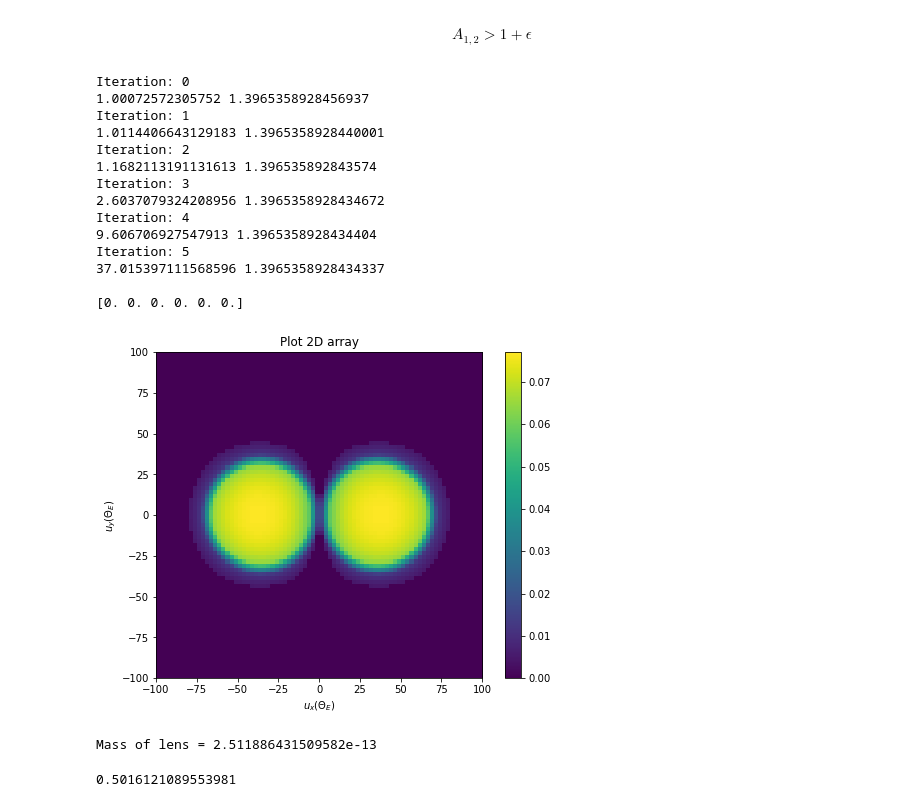
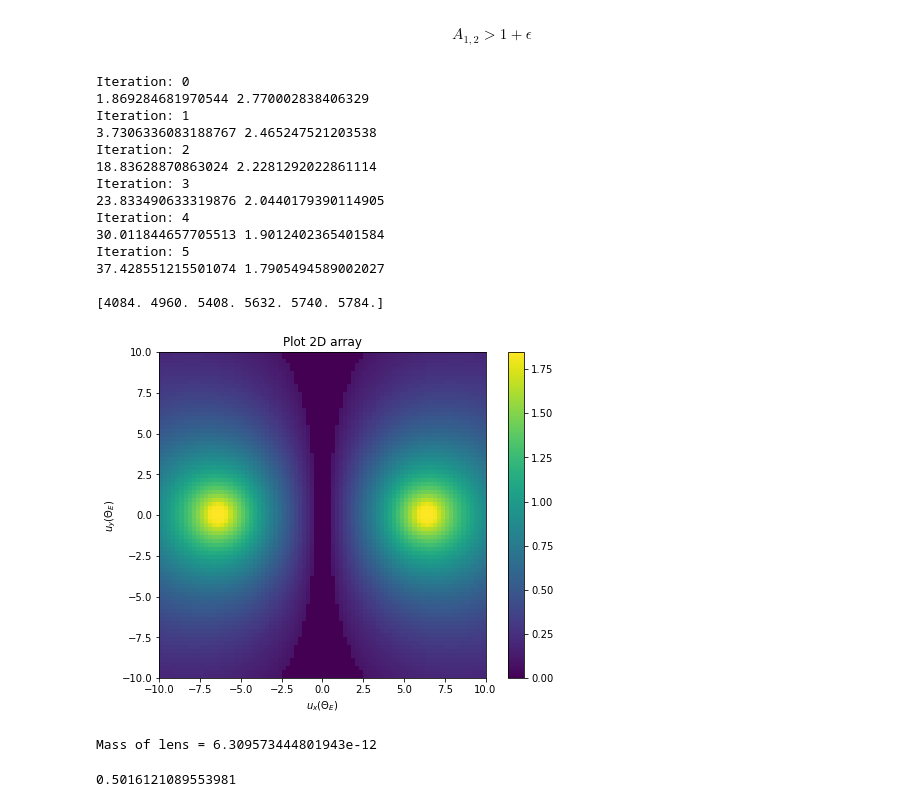
Before and after one commit to avalluvan/Gravitational-Microlensing, a Jupyter notebook: Documentation/Task 3/GRB_Lensing_Parallax_2.ipynb, the cells around one changed output. Drawn from its saved outputs; the diff is of its cells as text; code cells hidden in the pictures.

```diff
--- a/Documentation/Task 3/GRB_Lensing_Parallax_2.ipynb
+++ b/Documentation/Task 3/GRB_Lensing_Parallax_2.ipynb
@@ -244,17 +244,17 @@ def finite_source_size_effect(r_S, D, theta_E, u):
 $$A_{1,2} > 1+\epsilon$$
 # %%
 # Simulating lens plane position of detectable dark matter
-epsilon = 0.01
-r_S = 1*r_sun
+epsilon = 0.1
+r_S = 0.1*r_sun
 num_masses = 6
-M = np.logspace(-15,-9,num_masses)
+M = np.logspace(-12,-11,num_masses)
 D = 1
 theta_E = np.zeros(num_masses)
 Delta_r = L2_point(AU/Gpc,1,M_earth)/2
 
-z_S = 2
+#z_S = 2
 #DS = z_S*c/(H_0*1e3)    # THIS IS WRONG
-DS = 1
+DS = 4
 x_lens = 0.1
 DL = x_lens*DS
 
@@ -330,8 +330,8 @@ for k in range(num_masses):
             # Check if it is DL or DS (originally wrote DS, have taken temporary DL = 0.1*DS)
             #beta1 = np.arctan(np.sqrt((tmp_x - Delta_r)**2 + tmp_y**2)/(Gpc*DS))
             #beta2 = np.arctan(np.sqrt((tmp_x + Delta_r)**2 + tmp_y**2)/(Gpc*DS))
-            beta1 = np.sqrt((tmp_x - Delta_r)**2 + tmp_y**2)/(DS)
-            beta2 = np.sqrt((tmp_x + Delta_r)**2 + tmp_y**2)/(DS)
+            beta1 = np.sqrt((tmp_x - Delta_r*(1-x_lens))**2 + tmp_y**2)/(DS)
+            beta2 = np.sqrt((tmp_x + Delta_r*(1-x_lens))**2 + tmp_y**2)/(DS)
 
             u1 = beta1/theta_E[k]
             u2 = beta2/theta_E[k]
@@ -347,7 +347,7 @@ for k in range(num_masses):
             if A1 > (1 + epsilon) or A2 > (1 + epsilon):
                 if np.abs(A1 - A2)/(A1 + A2) > epsilon / 2:
                     count[k]+=1
-                    arr_lens_plane_pos[k,i,j]=np.abs(A1 - A2)/(A1 + A2)
+                    arr_lens_plane_pos[k,i,j]=2*np.abs(A1 - A2)/(A1 + A2)
 
         '''for i in range(int(num_sides*4/5),num_sides):
 
@@ -379,38 +379,38 @@ print(' ')
 print(count)
 # %% [output]
 Iteration: 0
-1.00072572305752 1.3965358928456937
+1.869284681970544 2.770002838406329
 Iteration: 1
-1.0114406643129183 1.3965358928440001
+3.7306336083188767 2.465247521203538
 Iteration: 2
-1.1682113191131613 1.396535892843574
+18.83628870863024 2.2281292022861114
 Iteration: 3
-2.6037079324208956 1.3965358928434672
+23.833490633319876 2.0440179390114905
 Iteration: 4
-9.606706927547913 1.3965358928434404
+30.011844657705513 1.9012402365401584
 Iteration: 5
-37.015397111568596 1.3965358928434337
+37.428551215501074 1.7905494589002027
 
-[0. 0. 0. 0. 0. 0.]
+[4084. 4960. 5408. 5632. 5740. 5784.]
 # %%
 # Creates PIL image
 img = Image.fromarray(np.uint8(np.transpose(arr_lens_plane_pos[5]) * 255) , 'L')
 img.show()
 # %%
-k = 2
+k = 4
 
 fig = plt.figure(figsize=(8,6))
 pixel_extent = pixel_length_x[k]/(theta_E[k]*DL/num_sides)/2
 plt.imshow(np.transpose(arr_lens_plane_pos[k]),extent=[-pixel_extent, pixel_extent, -pixel_extent, pixel_extent])
 plt.title("Plot 2D array")
 plt.xlabel('$u_x(\Theta_E)$')
 plt.ylabel("$u_y(\Theta_E)$")
 plt.colorbar()
 plt.show()
 print("Mass of lens =",M[k])
 # %% [output]
-[figure, old version]
+[figure, new version]
-Mass of lens = 2.511886431509582e-13
+Mass of lens = 6.309573444801943e-12
 # %%
 np.max(arr_lens_plane_pos[5])
 # %% [output]
```
Also changed, not shown: parts of 11 cells of this notebook.
